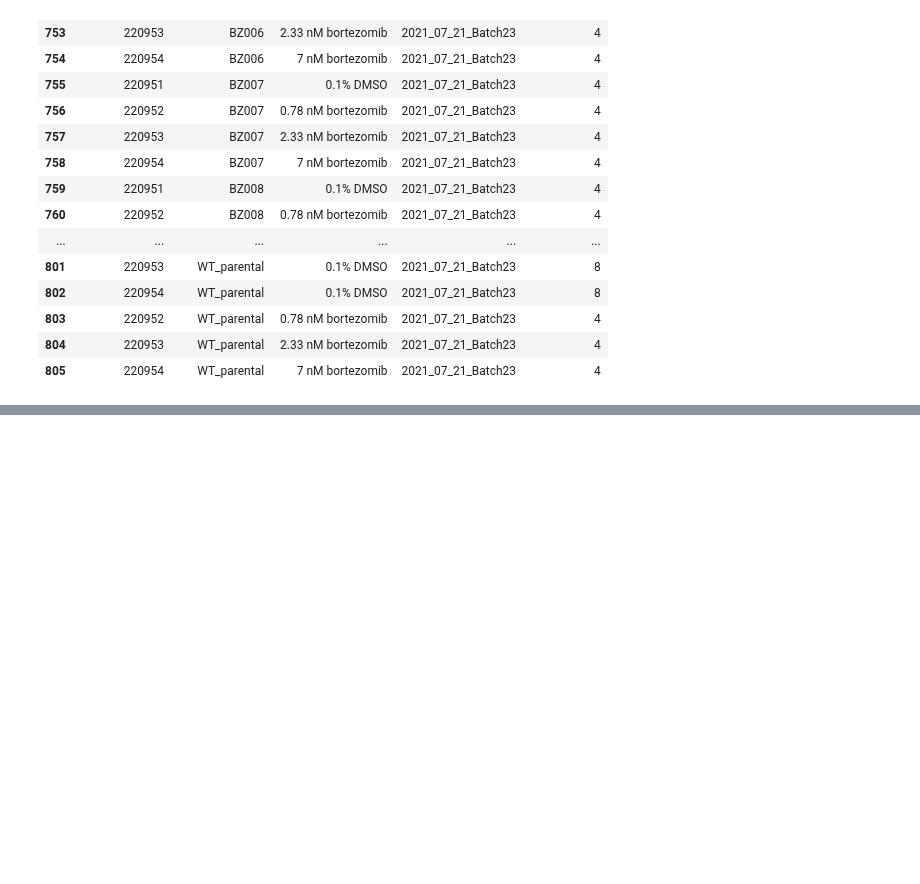
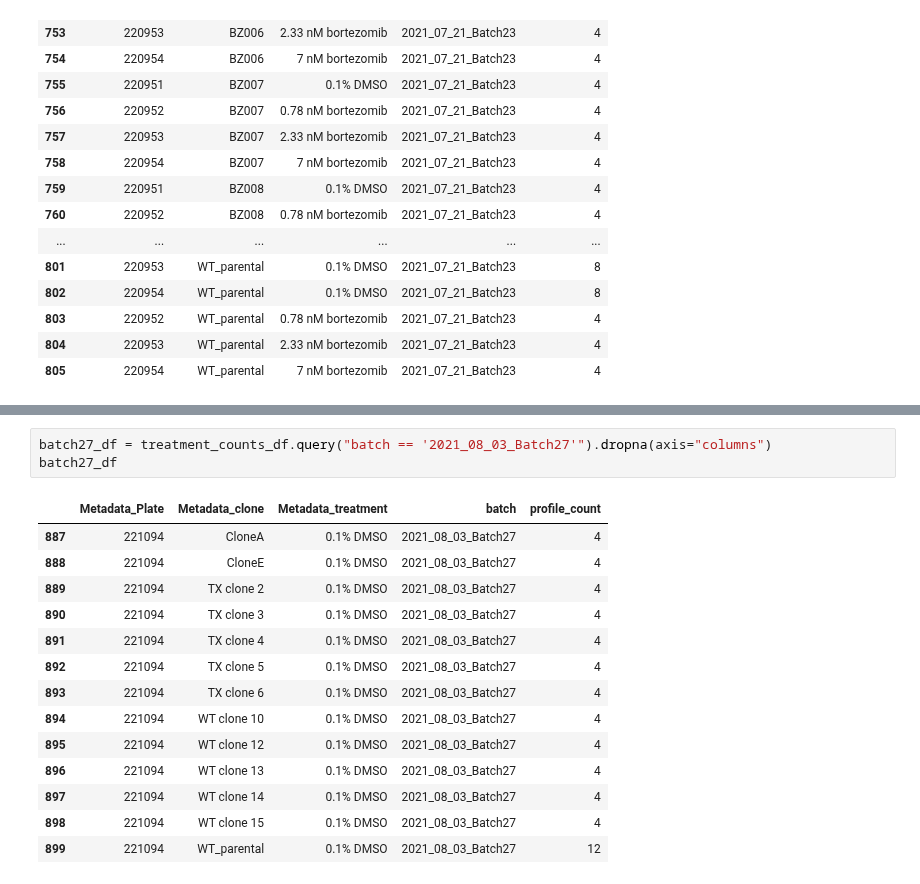
Before and after one commit to broadinstitute/profiling-resistance-mechanisms, a Jupyter notebook: 2.describe-data/0.describe-data.ipynb, the cells around one changed output, grey strips where cells are left out. Drawn from its saved outputs; the diff is of its cells as text; blank space fills up the shorter version.

```diff
--- a/2.describe-data/0.describe-data.ipynb
+++ b/2.describe-data/0.describe-data.ipynb
@@ -846,0 +905,18 @@ batch23_df
+# %%
+batch27_df = treatment_counts_df.query("batch == '2021_08_03_Batch27'").dropna(axis="columns")
+batch27_df
+# %% [output]
+|  | Metadata_Plate | Metadata_clone | Metadata_treatment | batch | profile_count |
+| 887 | 221094 | CloneA | 0.1% DMSO | 2021_08_03_Batch27 | 4 |
+| 888 | 221094 | CloneE | 0.1% DMSO | 2021_08_03_Batch27 | 4 |
+| 889 | 221094 | TX clone 2 | 0.1% DMSO | 2021_08_03_Batch27 | 4 |
+| 890 | 221094 | TX clone 3 | 0.1% DMSO | 2021_08_03_Batch27 | 4 |
+| 891 | 221094 | TX clone 4 | 0.1% DMSO | 2021_08_03_Batch27 | 4 |
+| 892 | 221094 | TX clone 5 | 0.1% DMSO | 2021_08_03_Batch27 | 4 |
+| 893 | 221094 | TX clone 6 | 0.1% DMSO | 2021_08_03_Batch27 | 4 |
+| 894 | 221094 | WT clone 10 | 0.1% DMSO | 2021_08_03_Batch27 | 4 |
+| 895 | 221094 | WT clone 12 | 0.1% DMSO | 2021_08_03_Batch27 | 4 |
+| 896 | 221094 | WT clone 13 | 0.1% DMSO | 2021_08_03_Batch27 | 4 |
+| 897 | 221094 | WT clone 14 | 0.1% DMSO | 2021_08_03_Batch27 | 4 |
+| 898 | 221094 | WT clone 15 | 0.1% DMSO | 2021_08_03_Batch27 | 4 |
+| 899 | 221094 | WT_parental | 0.1% DMSO | 2021_08_03_Batch27 | 12 |
```
Also changed, not shown: parts of 12 cells of this notebook, 37 other files.
